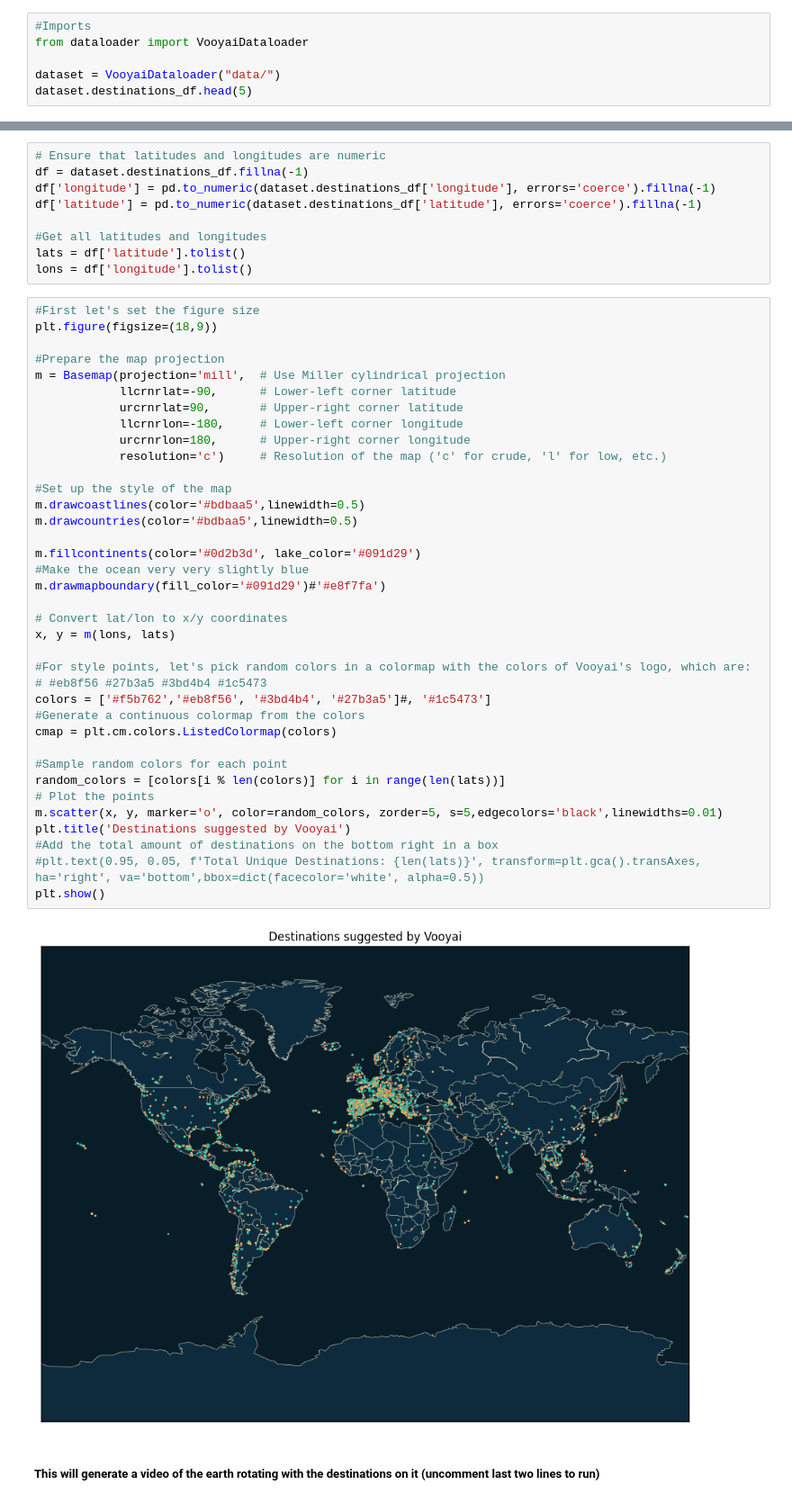
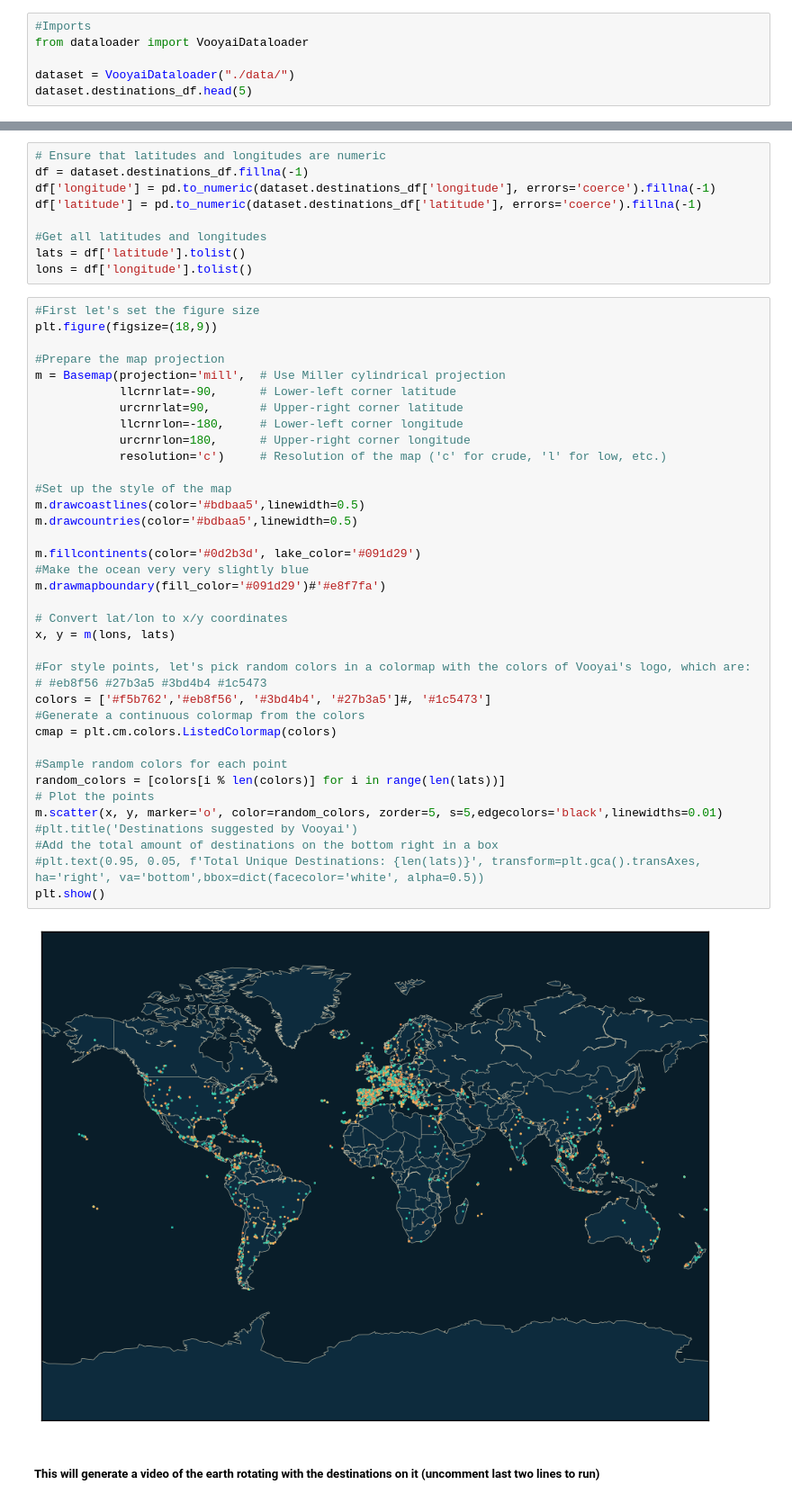
Before and after one commit to Montyro/vooyai-analytics, a Jupyter notebook: notebooks/0_initial_exploration.ipynb, the cells around one changed output, grey strips where cells are left out. Shown: that part at 90% size. Cells and saved outputs as stored; diff of their text form.

```diff
--- a/visualization.ipynb
+++ b/notebooks/0_initial_exploration.ipynb
@@ -4,6 +4,6 @@
 #Imports
 from dataloader import VooyaiDataloader
 
-dataset = VooyaiDataloader("data/")
+dataset = VooyaiDataloader("./data/")
 dataset.destinations_df.head(5)
 # %% [output]
@@ -40,35 +39,35 @@ m = Basemap(projection='mill',  # Use Miller cylindrical projection
             urcrnrlat=90,       # Upper-right corner latitude
             llcrnrlon=-180,     # Lower-left corner longitude
             urcrnrlon=180,      # Upper-right corner longitude
             resolution='c')     # Resolution of the map ('c' for crude, 'l' for low, etc.)
 
 #Set up the style of the map
 m.drawcoastlines(color='#bdbaa5',linewidth=0.5)
 m.drawcountries(color='#bdbaa5',linewidth=0.5)
 
 m.fillcontinents(color='#0d2b3d', lake_color='#091d29')
 #Make the ocean very very slightly blue
 m.drawmapboundary(fill_color='#091d29')#'#e8f7fa')
 
 # Convert lat/lon to x/y coordinates
 x, y = m(lons, lats)
 
 #For style points, let's pick random colors in a colormap with the colors of Vooyai's logo, which are:
 # #eb8f56 #27b3a5 #3bd4b4 #1c5473
 colors = ['#f5b762','#eb8f56', '#3bd4b4', '#27b3a5']#, '#1c5473']
 #Generate a continuous colormap from the colors
 cmap = plt.cm.colors.ListedColormap(colors)
 
 #Sample random colors for each point
 random_colors = [colors[i % len(colors)] for i in range(len(lats))]
 # Plot the points
 m.scatter(x, y, marker='o', color=random_colors, zorder=5, s=5,edgecolors='black',linewidths=0.01)
-plt.title('Destinations suggested by Vooyai')
+#plt.title('Destinations suggested by Vooyai')
 #Add the total amount of destinations on the bottom right in a box
 #plt.text(0.95, 0.05, f'Total Unique Destinations: {len(lats)}', transform=plt.gca().transAxes, ha='right', va='bottom',bbox=dict(facecolor='white', alpha=0.5))
 plt.show()
 # %% [output]
-[figure, old version]
+[figure, new version]
 # %% [markdown]
 ##### This will generate a video of the earth rotating with the destinations on it (uncomment last two lines to run)
 # %%
```
Also changed, not shown: parts of 1 cell of this notebook, 3 other files.
